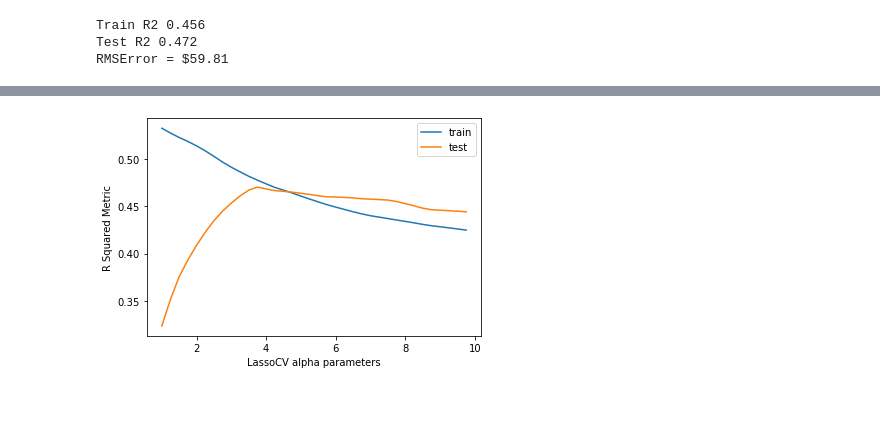
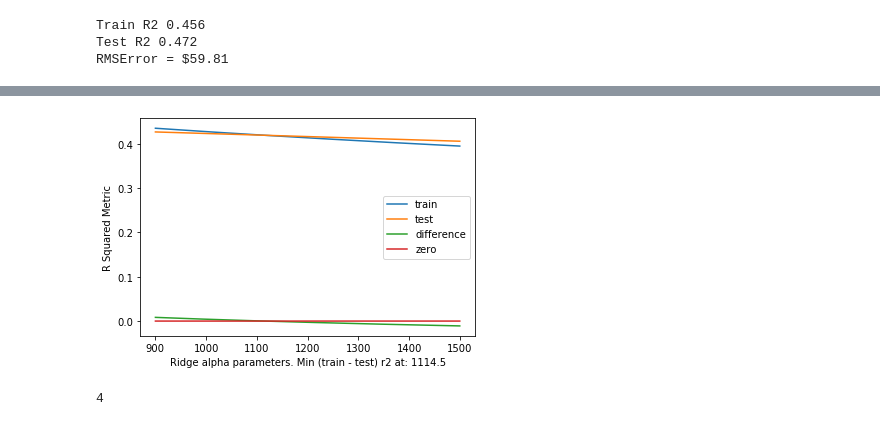
Before and after one commit to scottkds/metis_project2, a Jupyter notebook: notebooks/Linear_Regression_MVP.ipynb, the cells around one changed output, grey strips where cells are left out. Drawn from its saved outputs; the diff is of its cells as text; code cells hidden in the pictures.

```diff
--- a/notebooks/Linear_Regression_MVP.ipynb
+++ b/notebooks/Linear_Regression_MVP.ipynb
@@ -191,3 +214,17 @@ print_root_mean_err(y_test, ls_y_predict)
 Train R2 0.456
 Test R2 0.472
 RMSError = $59.81
+# %%
+test_alphas = np.arange(1, 10, 0.25)
+r_squares_train = []
+r_squares_test = []
+r_diffs = []
+for idx, val in enumerate(test_alphas):
+    ls_pipe = make_pipeline(StandardScaler(), PolynomialFeatures(degree=2),
+                            Lasso(copy_X=True, max_iter=1000, alpha=val, random_state=42))
+    ls_pipe.fit(X_train, y_train)
+    ls_pipe_y_predicted = ls.predict(X_test)
+    r_squares_train.append(ls_pipe.score(X_train, y_train))
+    r_squares_test.append(ls_pipe.score(X_test, y_test))
+    r_diffs.append(r_squares_train[idx] - r_squares_test[idx])
+min_alpha = test_alphas[np.argmin(np.abs(r_diffs))]
@@ -194,22 +241,42 @@ RMSError = $59.81
 # %%
-test_alphas = np.arange(1, 10, 0.25)
+test_alphas = np.arange(900, 1500, 0.25)
 r_squares_train = []
 r_squares_test = []
 for i in test_alphas:
     ls_pipe = make_pipeline(StandardScaler(), PolynomialFeatures(degree=2),
-                            LassoCV(cv=5, copy_X=True, max_iter=1000, alphas=[i], random_state=42))
+                            Ridge(copy_X=True, max_iter=1000, alpha=i, random_state=42))
     ls_pipe.fit(X_train, y_train)
     ls_pipe_y_predicted = ls.predict(X_test)
     r_squares_train.append(ls_pipe.score(X_train, y_train))
     r_squares_test.append(ls_pipe.score(X_test, y_test))
+# %%
+test_alphas = np.arange(900, 1500, 0.25)
+r_squares_train = []
+r_squares_test = []
+r_diffs = []
+for idx, val in enumerate(test_alphas):
+    ls_pipe = make_pipeline(StandardScaler(), PolynomialFeatures(degree=2),
+                            Ridge(copy_X=True, max_iter=1000, alpha=val, random_state=42))
+    ls_pipe.fit(X_train, y_train)
+    ls_pipe_y_predicted = ls.predict(X_test)
+    r_squares_train.append(ls_pipe.score(X_train, y_train))
+    r_squares_test.append(ls_pipe.score(X_test, y_test))
+    r_diffs.append(r_squares_train[idx] - r_squares_test[idx])
+min_alpha = test_alphas[np.argmin(np.abs(r_diffs))]
 # %%
 plt.plot(test_alphas, r_squares_train)
 plt.plot(test_alphas, r_squares_test)
-plt.legend(['train', 'test'])
+plt.plot(test_alphas, r_diffs)
+plt.plot(test_alphas, np.zeros(len(test_alphas)))
+plt.legend(['train', 'test', 'difference', 'zero'], loc=7)
 plt.ylabel('R Squared Metric')
-plt.xlabel('LassoCV alpha parameters');
+plt.xlabel('Ridge alpha parameters. Min (train - test) r2 at: {}'.format(min_alpha));
 # %% [output]
-[figure, old version]
+[figure, new version]
+# %%
+[1,2,3,4,5].index(5)
+# %% [output]
+4
 # %%
 cv_pipe = make_pipeline(StandardScaler(), LinearRegression(normalize=True, n_jobs=100, copy_X=True))
 cross_val_score(cv_pipe, X, y, cv=5)
```
Also changed, not shown: parts of 14 cells of this notebook, 3 other files.
